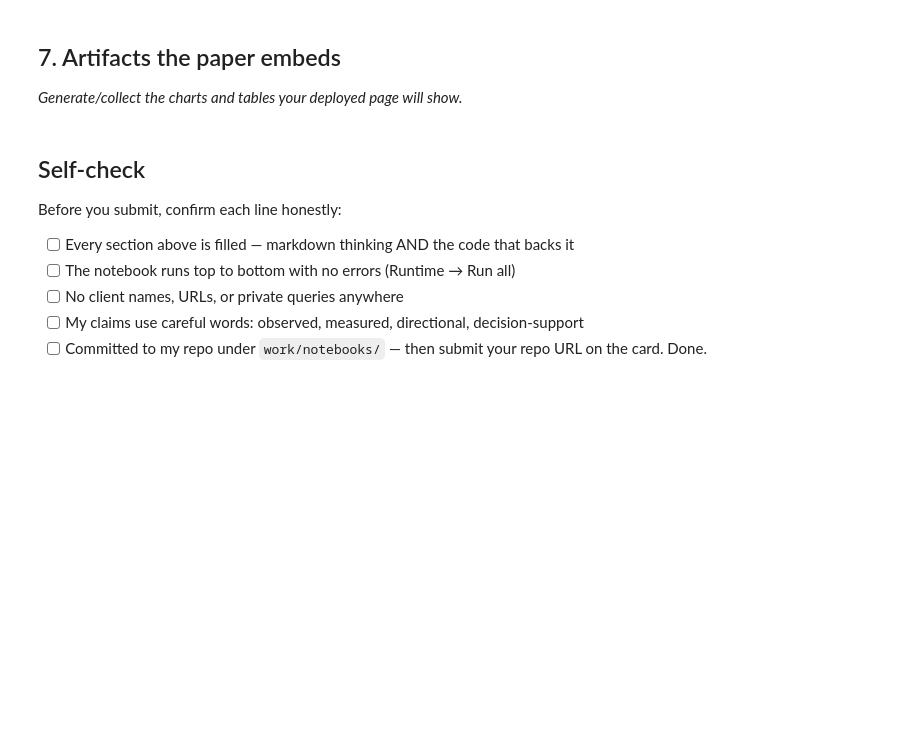
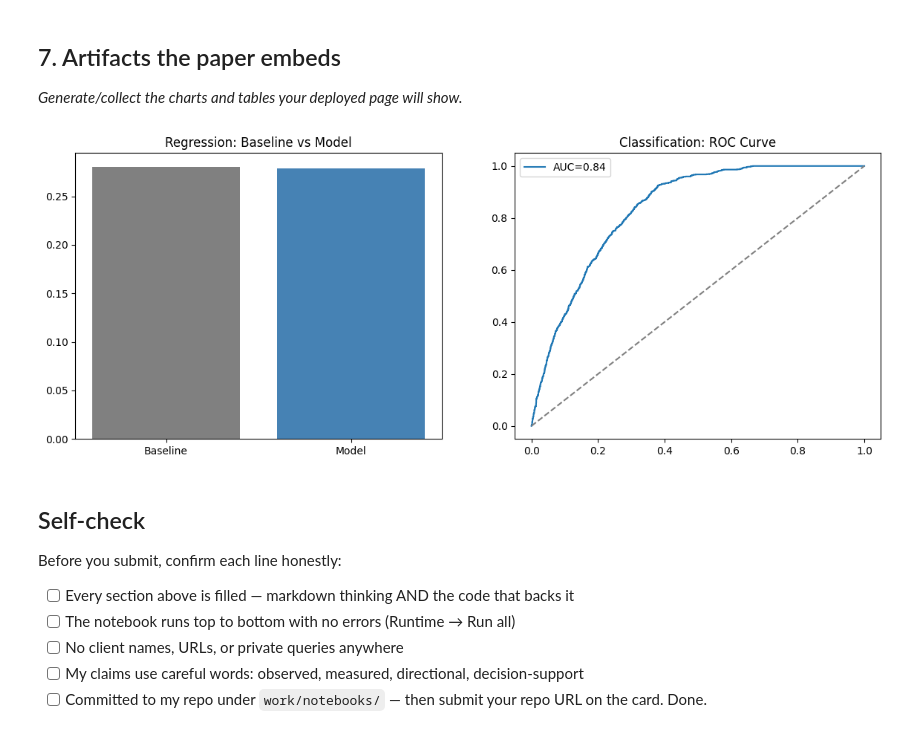
Before and after one commit to theritik08/Ritik-Flyrank, a Jupyter notebook: work/notebooks/capstone.ipynb, the cells around one changed output. Drawn from its saved outputs; the diff is of its cells as text; code cells hidden in the pictures; blank space fills up the shorter version.

```diff
--- a/work/notebooks/capstone.ipynb
+++ b/work/notebooks/capstone.ipynb
@@ -24,0 +119,27 @@ This skeleton is yours to fill. Work the sections **in order** — each one has
+# %%
+import pandas as pd
+from sklearn.ensemble import RandomForestRegressor, RandomForestClassifier
+from sklearn.metrics import mean_absolute_error, classification_report, roc_auc_score
+
+X_train_enc = pd.get_dummies(X_train, columns=categorical_features)
+X_test_enc = pd.get_dummies(X_test, columns=categorical_features)
+X_train_enc, X_test_enc = X_train_enc.align(X_test_enc, join='left', axis=1, fill_value=0)
+
+model = RandomForestRegressor(n_estimators=100, max_depth=8, random_state=42)
+model.fit(X_train_enc, y_train)
+preds = model.predict(X_test_enc)
+model_mae = mean_absolute_error(y_test, preds)
+baseline_preds = X_test['position_tier'].map(baseline_filtered['mean'])
+baseline_mae = mean_absolute_error(y_test, baseline_preds)
+print(f"Baseline MAE: {baseline_mae:.4f}, Model MAE: {model_mae:.4f}")
+
+threshold = df_filtered['ctr_gap'].quantile(0.80)
+df_filtered['is_opportunity'] = (df_filtered['ctr_gap'] >= threshold).astype(int)
+y_class = df_filtered['is_opportunity']
+y_train_c, y_test_c = y_class.iloc[train_idx], y_class.iloc[test_idx]
+
+clf = RandomForestClassifier(n_estimators=100, max_depth=8, random_state=42, class_weight='balanced')
+clf.fit(X_train_enc, y_train_c)
+clf_probs = clf.predict_proba(X_test_enc)[:,1]
+print(f"ROC-AUC: {roc_auc_score(y_test_c, clf_probs):.4f}")
+print(classification_report(y_test_c, clf.predict(X_test_enc)))
@@ -34,6 +205,22 @@ This skeleton is yours to fill. Work the sections **in order** — each one has
 ## 7. Artifacts the paper embeds
 
 *Generate/collect the charts and tables your deployed page will show.*
+# %%
+import matplotlib.pyplot as plt
+from sklearn.metrics import roc_curve
+
+fig, axes = plt.subplots(1, 2, figsize=(14,5))
+axes[0].bar(['Baseline','Model'], [baseline_mae, model_mae], color=['gray','steelblue'])
+axes[0].set_title('Regression: Baseline vs Model')
+fpr, tpr, _ = roc_curve(y_test_c, clf_probs)
+axes[1].plot(fpr, tpr, label=f'AUC={roc_auc_score(y_test_c, clf_probs):.2f}')
+axes[1].plot([0,1],[0,1],'--',color='gray')
+axes[1].set_title('Classification: ROC Curve')
+axes[1].legend()
+plt.savefig('results_charts.png', dpi=150)
+plt.show()
+# %% [output]
+[figure, added]
 # %% [markdown]
 ## Self-check
 
```
Also changed, not shown: parts of 9 cells of this notebook.
